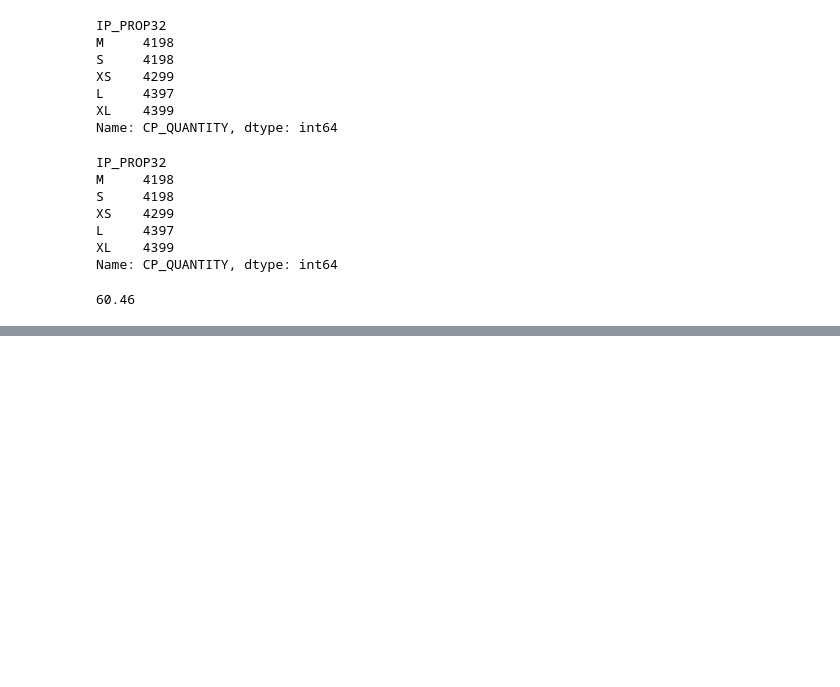
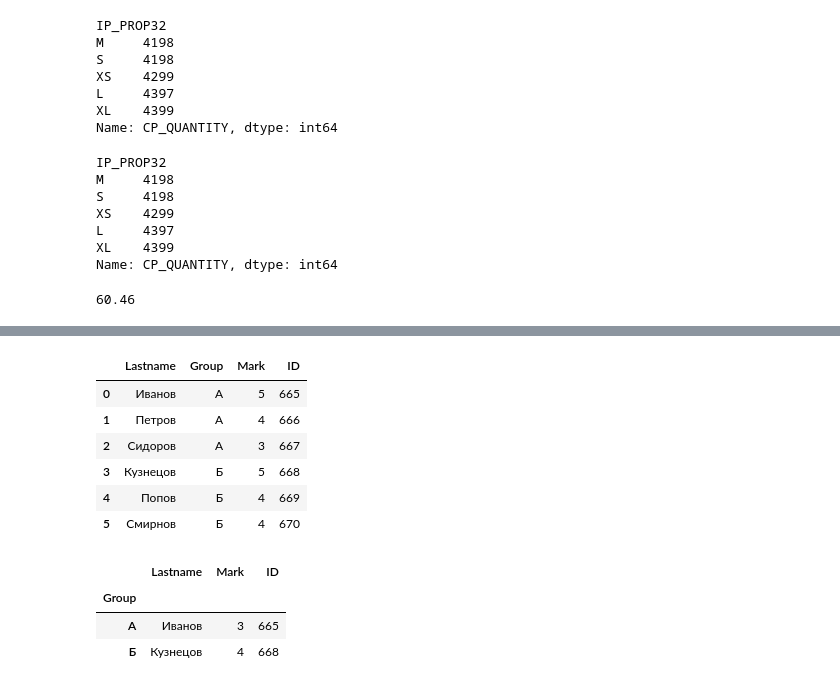
Before and after one commit to NikitaKozlov3412/MyProjectsAndGames, a Jupyter notebook: Stepik_lesson_6_9 Группировка таблиц Pandas DataFrame.ipynb, the cells around one changed output, grey strips where cells are left out. Drawn from its saved outputs; the diff is of its cells as text; code cells hidden in the pictures; blank space fills up the shorter version.

```diff
--- a/Stepik_lesson_6_9 Группировка таблиц Pandas DataFrame.ipynb
+++ b/Stepik_lesson_6_9 Группировка таблиц Pandas DataFrame.ipynb
@@ -315,0 +505,20 @@ Name: (pink, XL), dtype: int64
+# %%
+import pandas as pd
+df = pd.read_csv('students_with_ID.csv')
+df
+# %% [output]
+|  | Lastname | Group | Mark | ID |
+| 0 | Иванов | А | 5 | 665 |
+| 1 | Петров | А | 4 | 666 |
+| 2 | Сидоров | А | 3 | 667 |
+| 3 | Кузнецов | Б | 5 | 668 |
+| 4 | Попов | Б | 4 | 669 |
+| 5 | Смирнов | Б | 4 | 670 |
+# %%
+# Фунцкии лучше сразу взять в кавычки, чтобы не было предупреждений:
+df.groupby(['Group']).aggregate('min')
+# %% [output]
+|  | Lastname | Mark | ID |
+| Group |  |  |  |
+| А | Иванов | 3 | 665 |
+| Б | Кузнецов | 4 | 668 |
```
Also changed, not shown: parts of 13 cells of this notebook.
